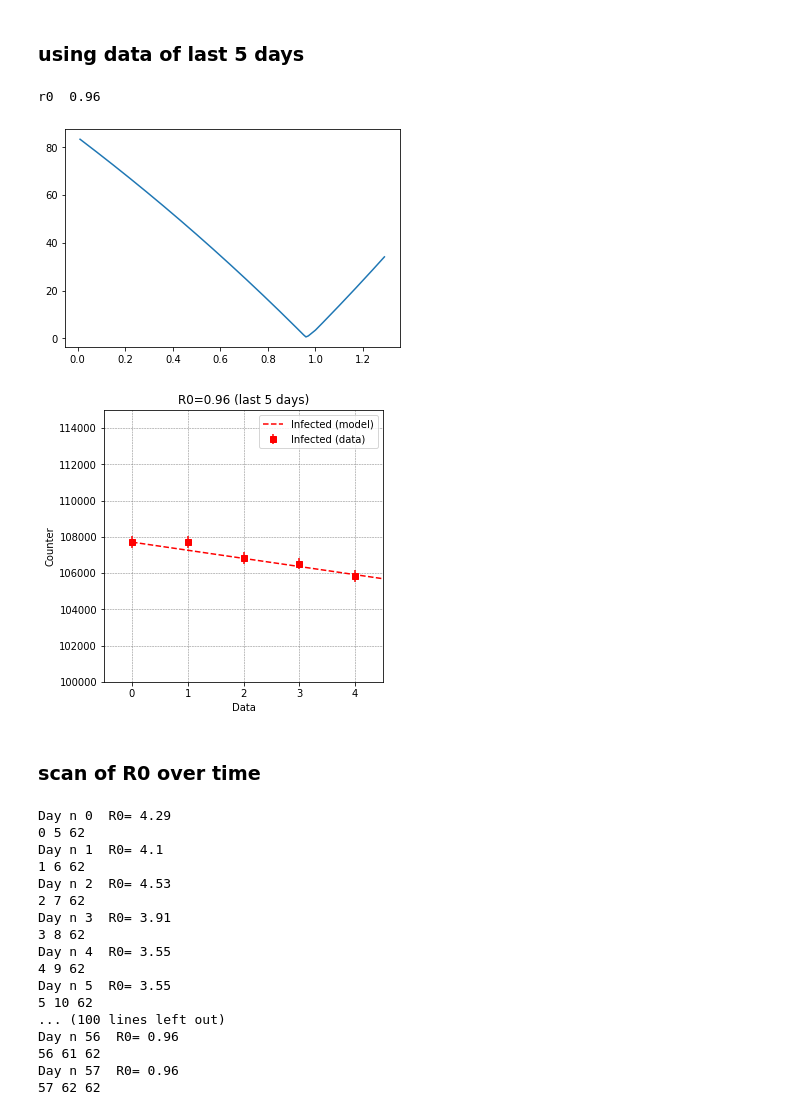
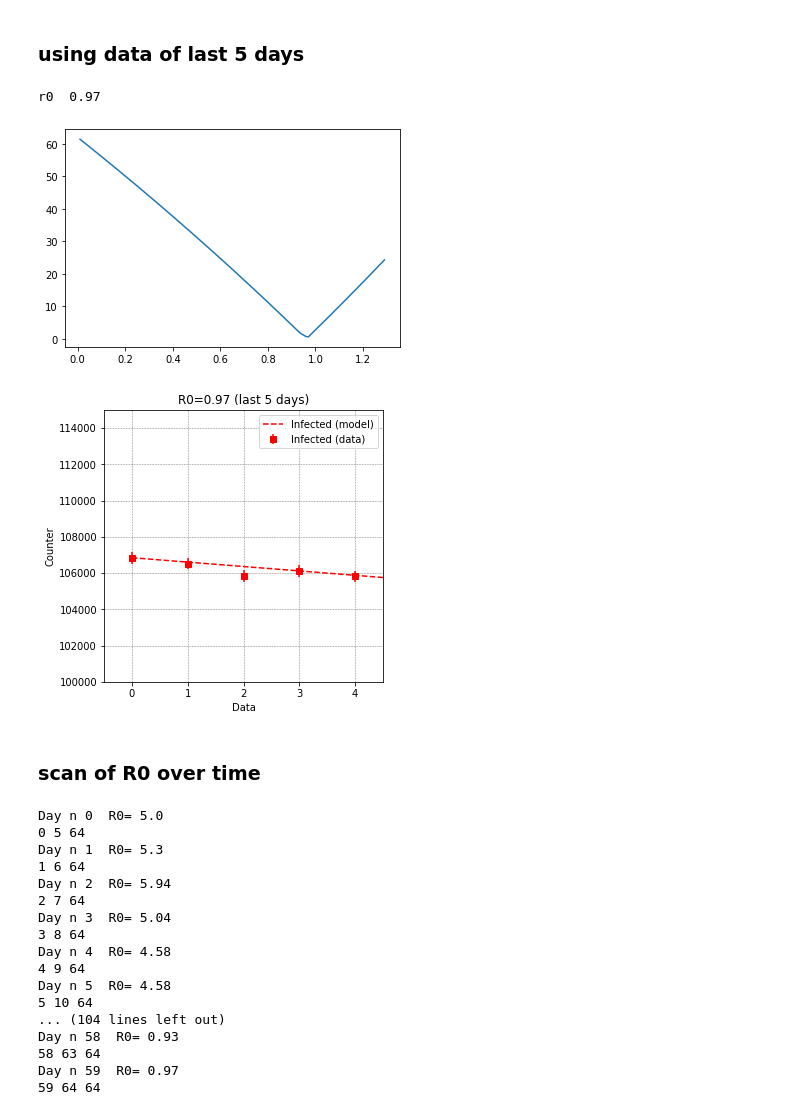
Before and after one commit to vincnardelli/covid19-italia, a Jupyter notebook: nazionale/SIR-R0.ipynb, the cells around one changed output. Saved outputs shown, nothing was run; the diff lists cells and outputs as text; code cells hidden in the pictures.

```diff
--- a/nazionale/SIR-R0.ipynb
+++ b/nazionale/SIR-R0.ipynb
@@ -183,9 +183,9 @@ def optimizer_adv(R0,tau,t_thresh):
     return accuracy,errperc,stdperc
 # %%
 # grid on 3 parameters
-R0grid=np.linspace(4.5,5.5,15)
-taugrid=np.linspace(29,32,20)
-ttreshgrid=np.linspace(0,7,15)
+R0grid=np.linspace(4.5,6,20)
+taugrid=np.linspace(29,33,20)
+ttreshgrid=np.arange(0,11,1)
 
 res_scan=[]
 counter=0
@@ -330,7 +329,7 @@ def minimizer(R0,t1=today-5,t2=today):
     #print(ydata_inf_2)
 
     #model
-    fin_result=SIR(60*10**6,0.1*R0,0.1,I0=ydata_inf_2[0])
+    fin_result=SIR(60*10**6,1/14*R0,1/14,I0=ydata_inf_2[0])
     i_vec=fin_result[2]
     i_vec_2=i_vec[0:len(xdata_2)]
 
@@ -352,36 +351,36 @@ print('r0 ',r0_ideal)
 plt.plot(xgrid,ygrid)
 plt.show()
 # %% [output]
-r0  0.96
+r0  0.97
-[figure, old version]
+[figure, new version]
 # %%
 ydata_inf_2=np.array(ydata_inf[today-5:today])
 xdata_2=np.arange(0,len(ydata_inf_2))
 
-fin_result=SIR(60*10**6,0.1*r0_ideal,0.1,I0=ydata_inf_2[0])
+fin_result=SIR(60*10**6,1/14*r0_ideal,1/14,I0=ydata_inf_2[0])
 
 t_R0=fin_result[0]
 #s_vec=fin_result[1]
 i_vec_R0=fin_result[2]
 #r_vec=fin_result[3]
 
 plt.figure(figsize=(5,5))
 plt.errorbar(xdata_2,ydata_inf_2,np.sqrt(ydata_inf_2),color='red',linestyle='None',marker='s',label='Infected (data)')
 plt.plot(t_R0, i_vec_R0, 'r--', label='Infected (model)')
 #plt.yscale('log')
 #plt.xticks(np.arange(14,70,7),['21 Feb','28 Feb','6 Mar','13 Mar','20 Mar','27 Mar','3 Apr','10 Apr'],rotation=30)
 plt.xlim(-0.5,4.5)
 plt.ylim(10**5,1.15*10**5)
 #plt.ylim(0,300)
 plt.xlabel('Data')
 plt.ylabel('Counter')
 plt.legend()
 plt.grid(color='gray', linestyle='--', linewidth=0.5)
 plt.title('R0='+str(r0_ideal)+' (last 5 days)')
 plt.savefig('r0-5days.png',dpi=300)
 plt.show()
 # %% [output]
-[figure, old version]
+[figure, new version]
 # %% [markdown]
 ### scan of R0 over time
 # %%
@@ -406,23 +405,23 @@ for i in range(0,today-(time_window-1)):
 
 r0_time=np.array(r0_time)
 # %% [output]
-Day n 0  R0= 4.29
-0 5 62
-Day n 1  R0= 4.1
-1 6 62
-Day n 2  R0= 4.53
-2 7 62
-Day n 3  R0= 3.91
-3 8 62
-Day n 4  R0= 3.55
-4 9 62
-Day n 5  R0= 3.55
-5 10 62
-... (100 lines left out)
-Day n 56  R0= 0.96
-56 61 62
-Day n 57  R0= 0.96
-57 62 62
+Day n 0  R0= 5.0
+0 5 64
+Day n 1  R0= 5.3
+1 6 64
+Day n 2  R0= 5.94
+2 7 64
+Day n 3  R0= 5.04
+3 8 64
+Day n 4  R0= 4.58
+4 9 64
+Day n 5  R0= 4.58
+5 10 64
+... (104 lines left out)
+Day n 58  R0= 0.93
+58 63 64
+Day n 59  R0= 0.97
+59 64 64
 # %%
 plt.figure(figsize=(5,5))
 plt.plot(r0_time)
```
Also changed, not shown: parts of 16 cells of this notebook, 11 other files.
